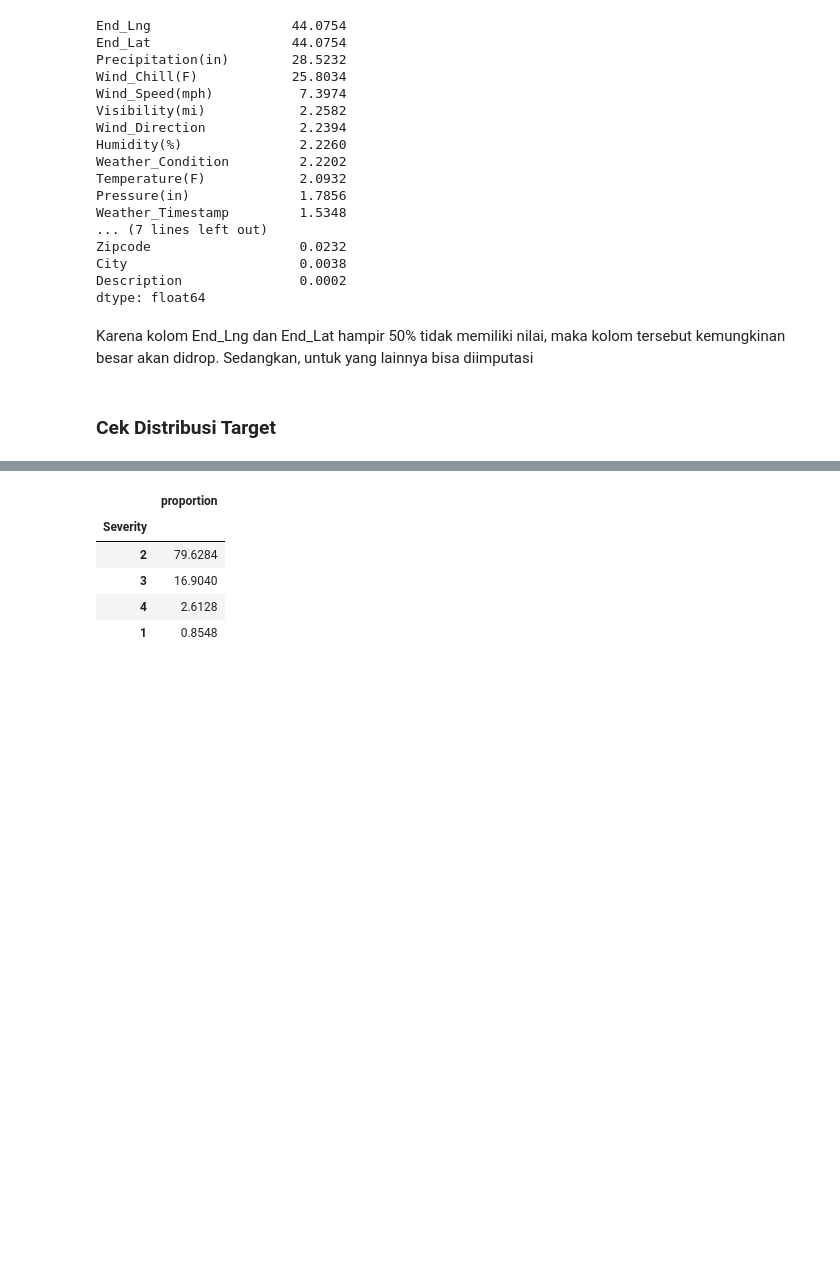
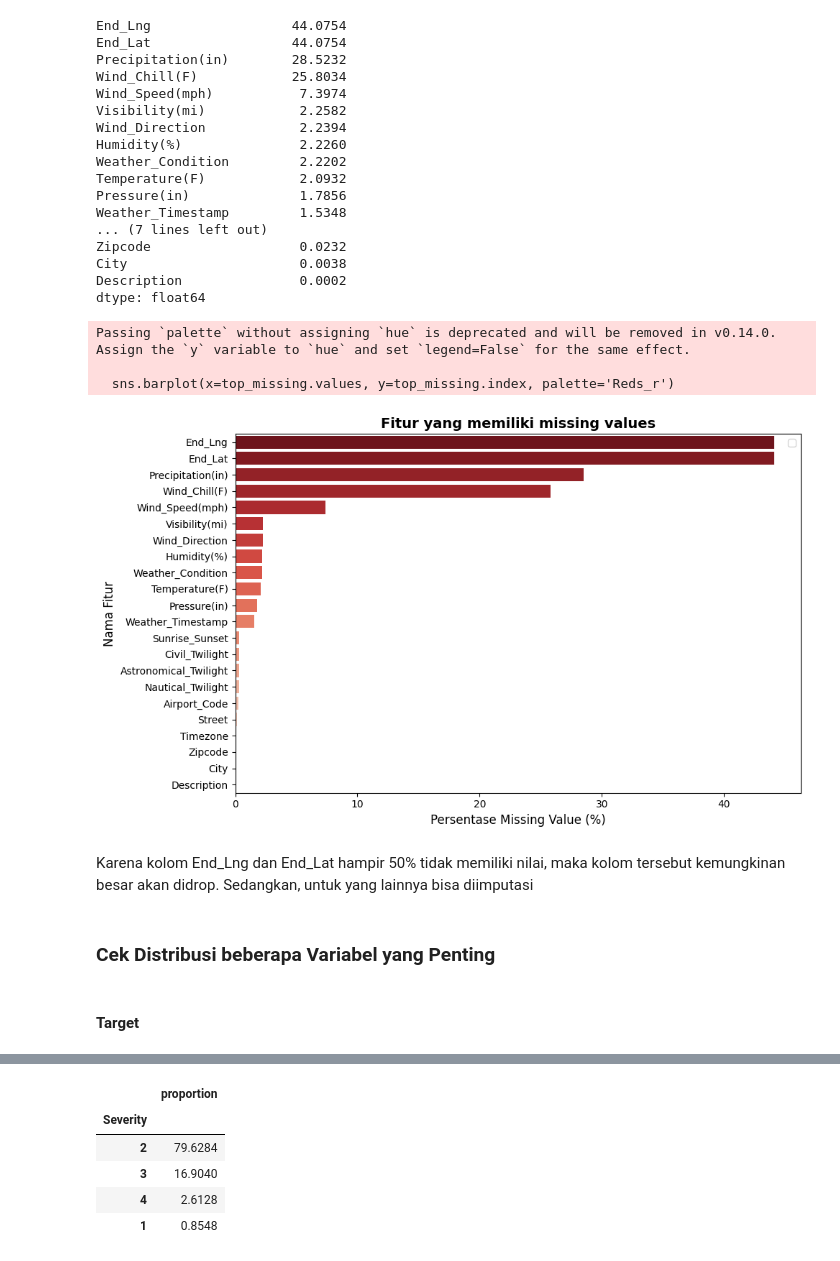
Before and after one commit to AhsanDz/4-Ahsan, a Jupyter notebook: EDA_Ahsan.ipynb, the cells around one changed output, grey strips where cells are left out. Drawn from its saved outputs; the diff is of its cells as text; code cells hidden in the pictures; blank space fills up the shorter version.

```diff
--- a/EDA_Ahsan.ipynb
+++ b/EDA_Ahsan.ipynb
@@ -71,8 +71,28 @@ Zipcode                   0.0232
 City                      0.0038
 Description               0.0002
 dtype: float64
+# %%
+#Visual
+top_missing = missing_percentages[missing_percentages > 0]
+
+plt.figure(figsize=(10, 6))
+sns.barplot(x=top_missing.values, y=top_missing.index, palette='Reds_r')
+
+plt.title('Fitur yang memiliki missing values', fontsize=14, fontweight='bold')
+plt.xlabel('Persentase Missing Value (%)', fontsize=12)
+plt.ylabel('Nama Fitur', fontsize=12)
+plt.legend()
+plt.tight_layout()
+plt.show()
+# %% [output]
+Passing `palette` without assigning `hue` is deprecated and will be removed in v0.14.0. Assign the `y` variable to `hue` and set `legend=False` for the same effect.
+
+  sns.barplot(x=top_missing.values, y=top_missing.index, palette='Reds_r')
+[figure, added]
 # %% [markdown]
 Karena kolom End_Lng dan End_Lat hampir 50% tidak memiliki nilai, maka kolom tersebut kemungkinan besar akan didrop.
 Sedangkan, untuk yang lainnya bisa diimputasi
+# %% [markdown]
+### Cek Distribusi beberapa Variabel yang Penting
 # %% [markdown]
-### Cek Distribusi Target
+#### Target
```
Also changed, not shown: parts of 31 cells of this notebook.
